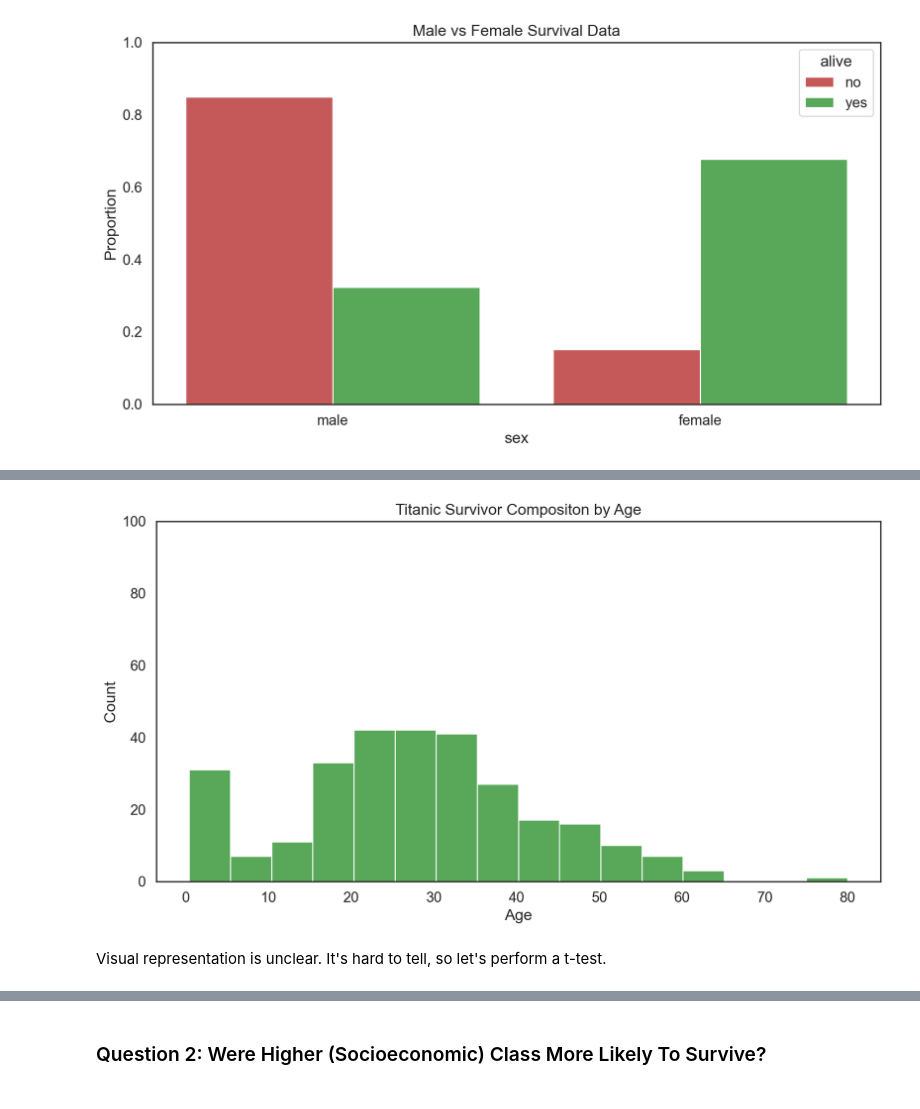
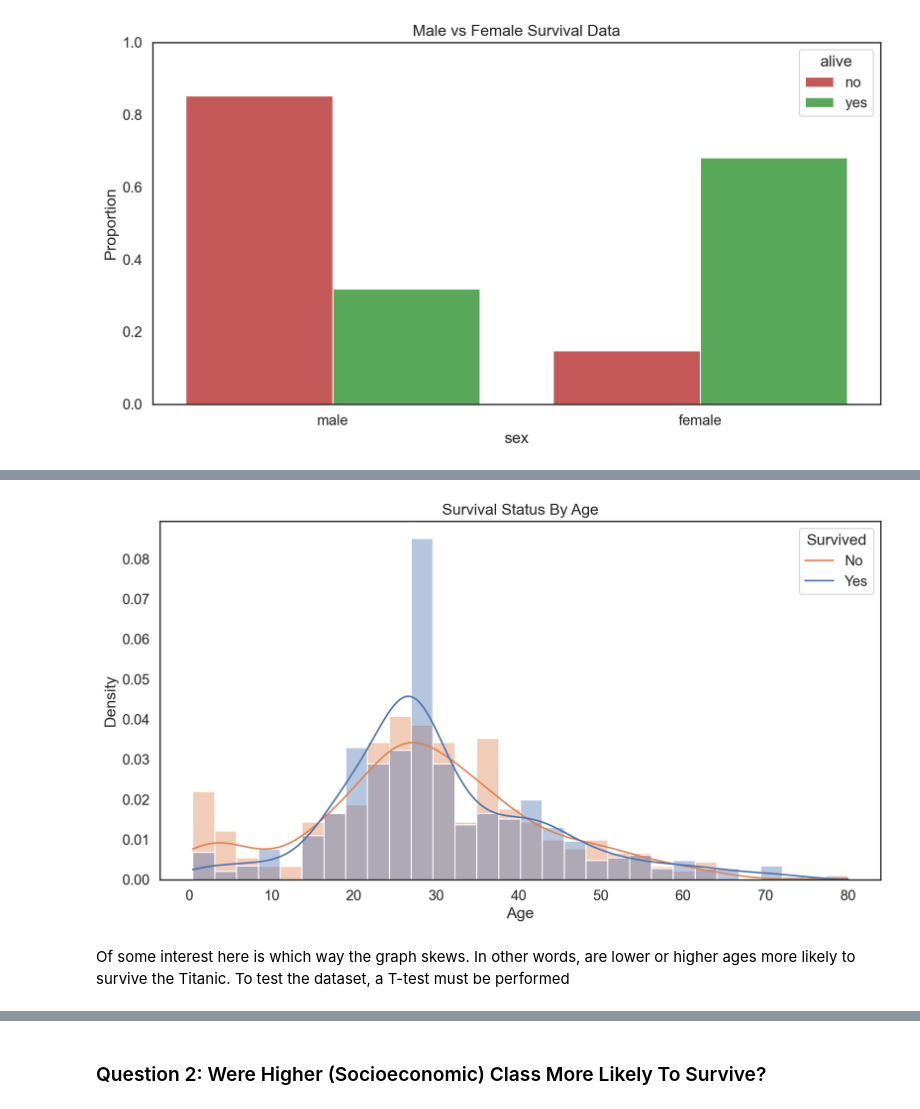
Before and after one commit to Exec-GenEsis/Titanic-Analysis-ML, a Jupyter notebook: 04-FinalCleanup.ipynb, the cells around one changed output, grey strips where cells are left out. Saved outputs shown, nothing was run; the diff lists cells and outputs as text; code cells hidden in the pictures.

```diff
--- a/04-FinalCleanup.ipynb
+++ b/04-FinalCleanup.ipynb
@@ -532,20 +541,30 @@ plt.show()
-# %%
-age_survivor_plot = sns.histplot(
-    data = titanic[titanic['survived'] == 1],
-    x = 'age',
-    hue = 'survived',
-    palette = [survivor_palette[0]],
-    multiple = 'dodge',
-    legend = False
-)
-plt.ylim(0,100)
-plt.title("Titanic Survivor Compositon by Age")
-plt.xlabel('Age')
-plt.show()
-# %% [output]
-[figure, removed]
-# %% [markdown]
-Visual representation is unclear. It's hard to tell, so let's perform a t-test.
+# %%
+# View the binned distributions of the two groups within 'survived'
+sns.histplot(
+    data=titanic,
+    x='age',
+    hue='survived',
+    stat='density',
+    common_norm=False,
+    kde=True,
+    bins=30,
+    alpha=0.4
+)
+
+plt.title('Survival Status By Age')
+plt.xlabel('Age')
+plt.ylabel('Density')
+
+plt.legend(
+    title='Survived',
+    labels=['No', 'Yes']
+)
+
+plt.show()
+# %% [output]
+[figure, added]
+# %% [markdown]
+Of some interest here is which way the graph skews. In other words, are lower or higher ages more likely to survive the Titanic. To test the dataset, a T-test must be performed
 # %%
 ttest_age = stats.ttest_ind(survivors["age"], nonsurvivors["age"])
 print("T-Test for Age:")
```
Also changed, not shown: parts of 81 cells of this notebook, 5 other files.
